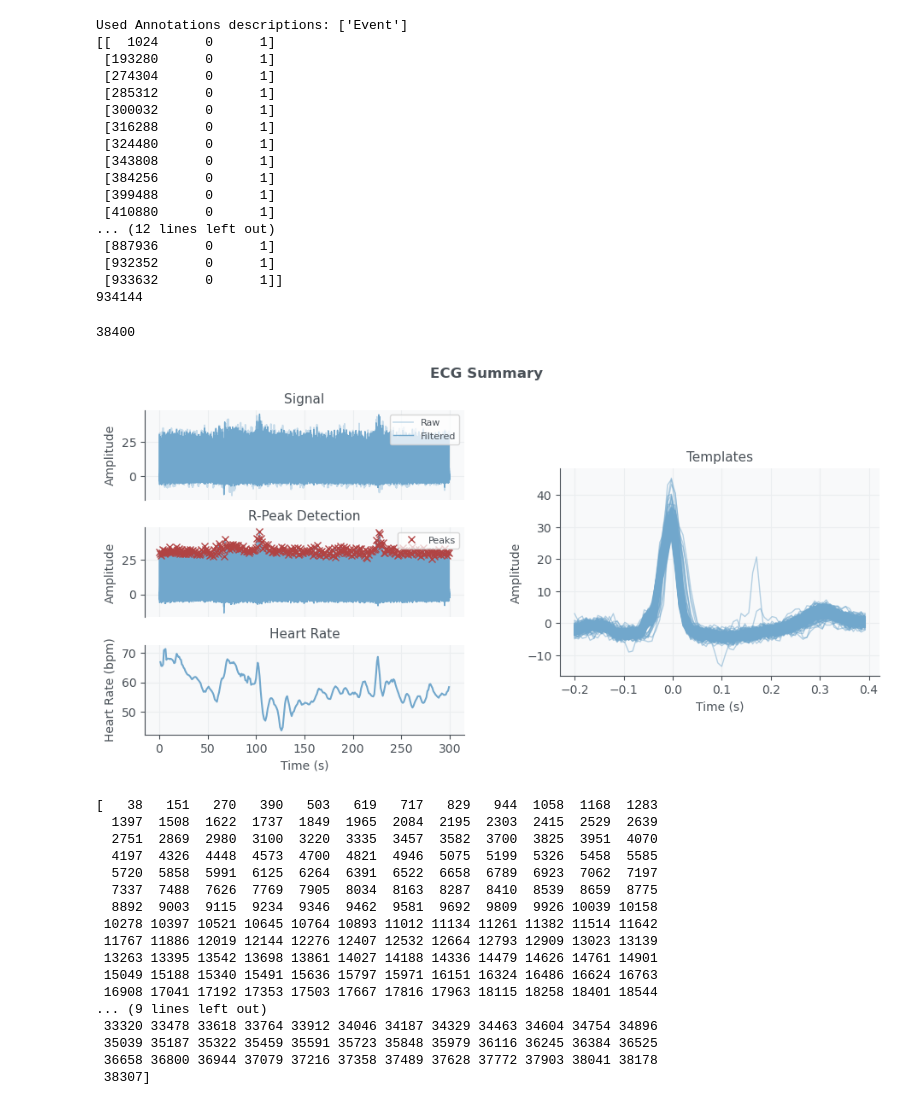
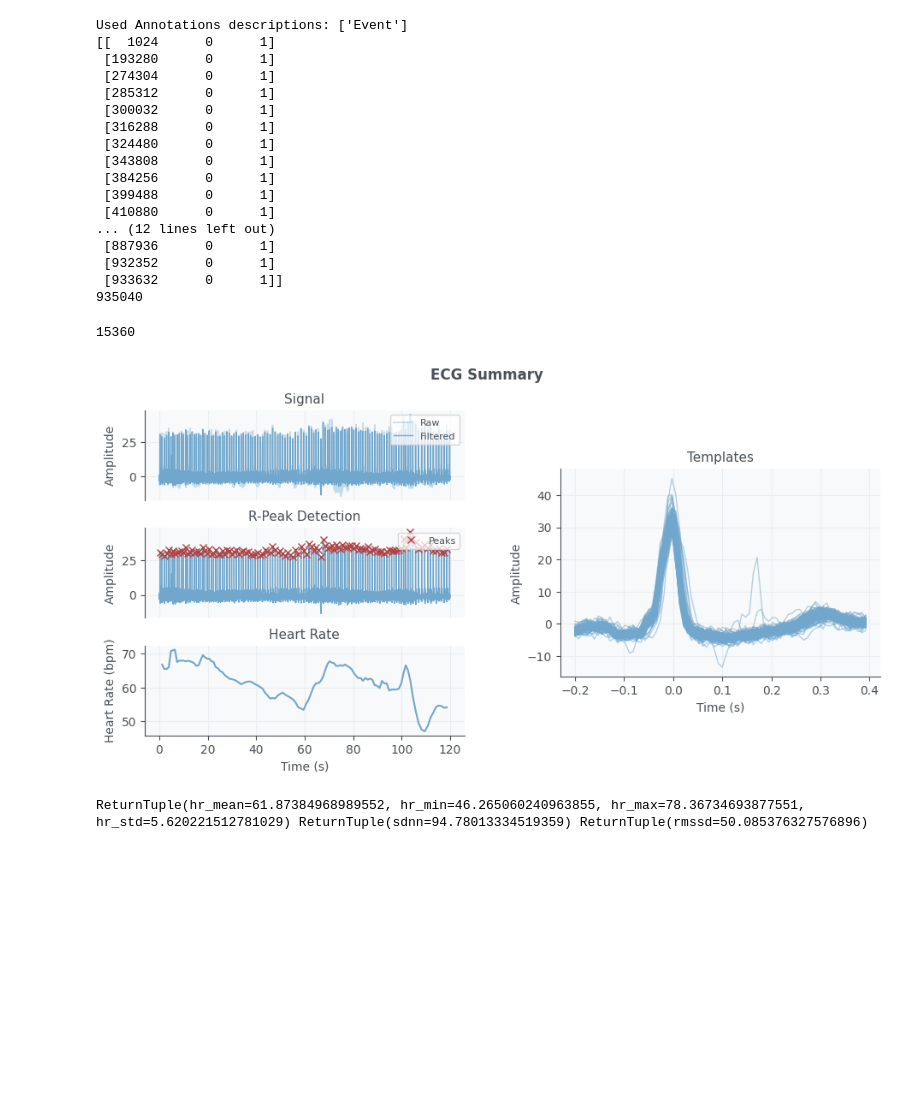
Before and after one commit to ibayoumi/SDP, a Jupyter notebook: drowsiness_model.ipynb, the cells around one changed output. Drawn from its saved outputs; the diff is of its cells as text; code cells hidden in the pictures; blank space fills up the shorter version.

Commit message:
updated data

```diff
--- a/drowsiness_model.ipynb
+++ b/drowsiness_model.ipynb
@@ -49,7 +48,7 @@ print(info)
 # %%
 events = mne.events_from_annotations(data)[0]
 print(events)
-raw_ecg = raw_data[6][896:]
+raw_ecg = raw_data[6]
 print(len(raw_ecg))
 # %% [output]
 Used Annotations descriptions: ['Event']
@@ -68,33 +67,22 @@ Used Annotations descriptions: ['Event']
  [887936      0      1]
  [932352      0      1]
  [933632      0      1]]
-934144
+935040
 # %%
 samp_rate = 128
-event1_series = raw_ecg[0:300*samp_rate]
+event1_series = raw_ecg[896:120*samp_rate+896]
 print(len(event1_series))
 # %% [output]
-38400
+15360
 # %%
-signal, rpeaks = biosppy.signals.ecg.ecg(event1_series, show=True, sampling_rate=128)[1:3]
+
+ts, filtered, rpeaks, templates_ts, templates, heart_rate_ts, heart_rate = biosppy.signals.ecg.ecg(event1_series, show=True, sampling_rate=128)
+rpeaks = rpeaks/128 * 1000
 nni = tools.nn_intervals(rpeaks)
-print(rpeaks)
+hr_params = td.hr_parameters(nni)
+sdnn = td.sdnn(nni)
+rmssd = td.rmssd(nni)
+print(hr_params, sdnn, rmssd)
 # %% [output]
-[figure, old version]
+[figure, new version]
-[   38   151   270   390   503   619   717   829   944  1058  1168  1283
-  1397  1508  1622  1737  1849  1965  2084  2195  2303  2415  2529  2639
-  2751  2869  2980  3100  3220  3335  3457  3582  3700  3825  3951  4070
-  4197  4326  4448  4573  4700  4821  4946  5075  5199  5326  5458  5585
-  5720  5858  5991  6125  6264  6391  6522  6658  6789  6923  7062  7197
-  7337  7488  7626  7769  7905  8034  8163  8287  8410  8539  8659  8775
-  8892  9003  9115  9234  9346  9462  9581  9692  9809  9926 10039 10158
- 10278 10397 10521 10645 10764 10893 11012 11134 11261 11382 11514 11642
- 11767 11886 12019 12144 12276 12407 12532 12664 12793 12909 13023 13139
- 13263 13395 13542 13698 13861 14027 14188 14336 14479 14626 14761 14901
- 15049 15188 15340 15491 15636 15797 15971 16151 16324 16486 16624 16763
- 16908 17041 17192 17353 17503 17667 17816 17963 18115 18258 18401 18544
-... (9 lines left out)
- 33320 33478 33618 33764 33912 34046 34187 34329 34463 34604 34754 34896
- 35039 35187 35322 35459 35591 35723 35848 35979 36116 36245 36384 36525
- 36658 36800 36944 37079 37216 37358 37489 37628 37772 37903 38041 38178
- 38307]
+ReturnTuple(hr_mean=61.87384968989552, hr_min=46.265060240963855, hr_max=78.36734693877551, hr_std=5.620221512781029) ReturnTuple(sdnn=94.78013334519359) ReturnTuple(rmssd=50.085376327576896)
```
Also changed, not shown: parts of 10 cells of this notebook.
